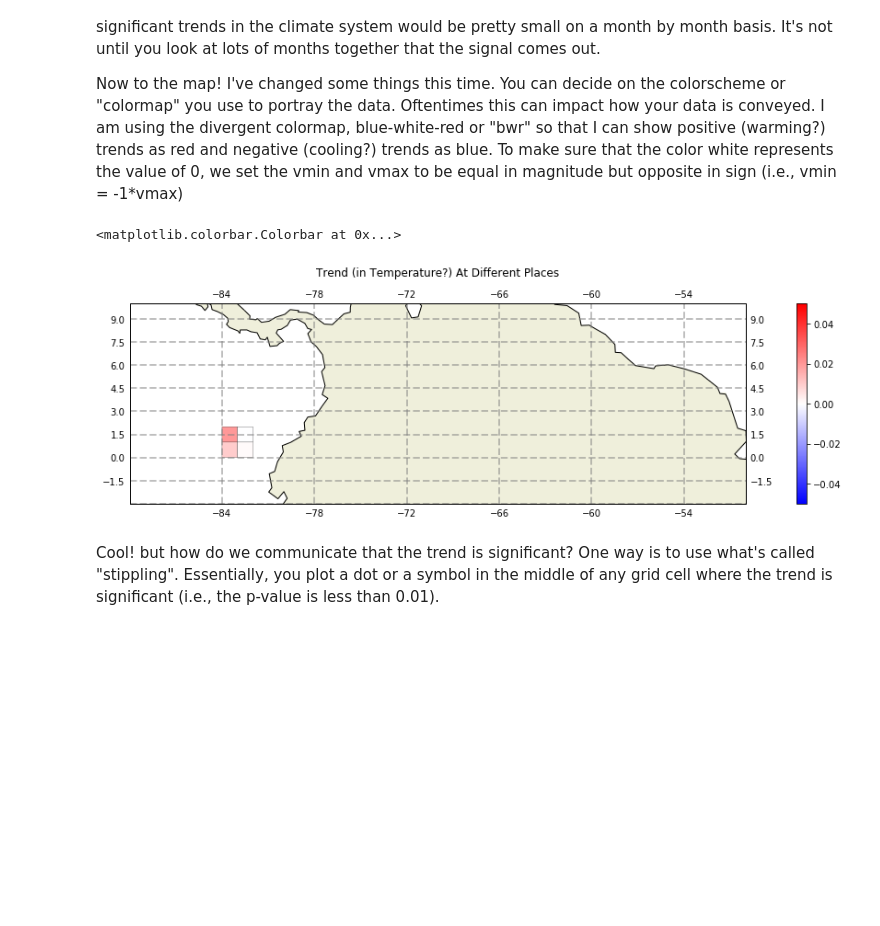
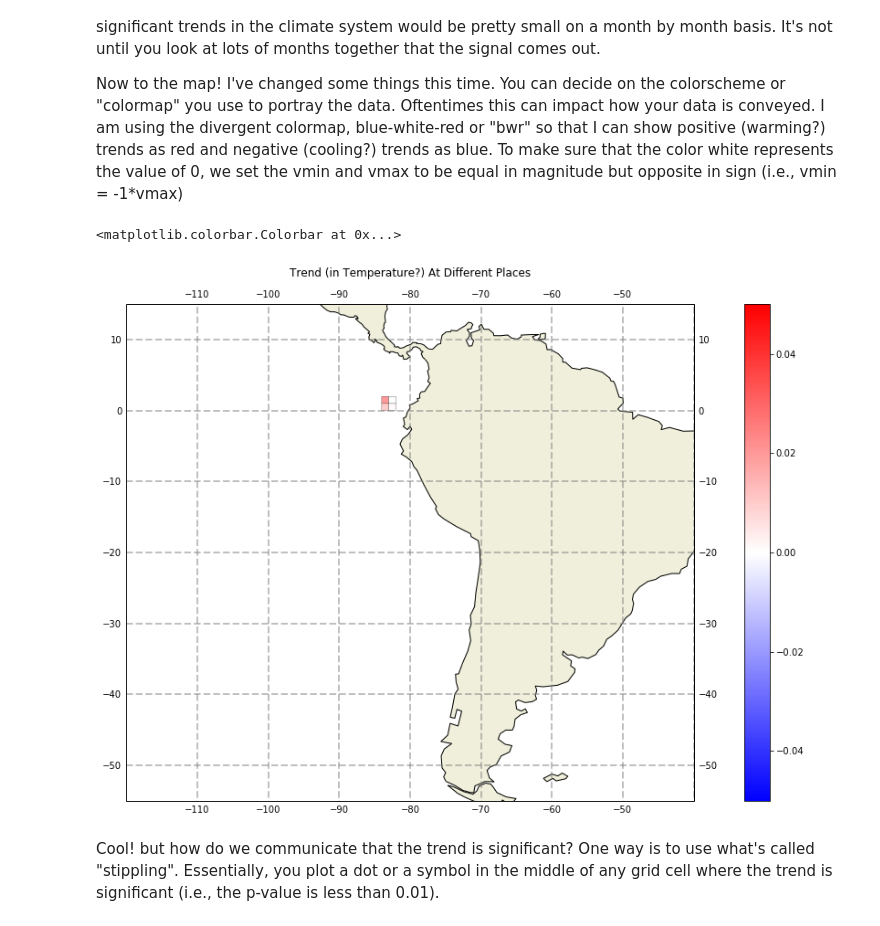
Before and after one commit to amoebaliz/CIMES2020_HABs, a Jupyter notebook: notebooks/timeseries_statistics.ipynb, the cells around one changed output. Cells and saved outputs as stored; diff of their text form; code cells hidden in the pictures; blank space fills up the shorter version.

```diff
--- a/notebooks/timeseries_statistics.ipynb
+++ b/notebooks/timeseries_statistics.ipynb
@@ -517,36 +517,36 @@ Interesting - so small trends but three of them are significant. Remember, that
 Now to the map! I've changed some things this time. You can decide on the colorscheme or "colormap" you use to portray the data. Oftentimes this can impact how your data is conveyed. I am using the divergent colormap, blue-white-red or "bwr" so that I can show positive (warming?) trends as red and negative (cooling?) trends as blue. To make sure that the color white represents the value of 0, we set the vmin and vmax to be equal in magnitude but opposite in sign (i.e., vmin = -1*vmax)
 # %%
 # 1)
-plt.figure(figsize=(20, 4))
+plt.figure(figsize=(20, 10))
 
 # 2)
 ax = plt.axes(projection=ccrs.PlateCarree())
 
 # 3)
 ax.add_feature(cfeature.COASTLINE)
 ax.add_feature(cfeature.LAND)
 # add some parallels/meridiens
 gl = ax.gridlines(crs=ccrs.PlateCarree(), draw_labels=True, linewidth=2, color='gray', alpha=0.5, linestyle='--')
 
 # 4)
 # plot the data: we save the pcolor object as a variable so that later, we can tell the "colorbar" function what plot it's supposed to represent.
 # this time, instead of plotting the corner points, I am defining the edgecolor within the pcolor plot function in order to outline our data
 P = ax.pcolor(lons_crn,lats_crn,slopes,cmap='bwr',vmin=-.05,vmax=0.05,edgecolor='k')
 
 # 5)
 # This (set_xlim and set_ylim) is how I control where I zoom in on the map
-ax.set_xlim(-90,-50)
-ax.set_ylim(-3,10)
+ax.set_xlim(-120,-40)
+ax.set_ylim(-55,15)
 
 # adding a title to the plot
 plt.title('Trend (in Temperature?) At Different Places',pad=30)
 
 # 6)
 # Add the colorbar
 plt.colorbar(P)
 # %% [output]
 <matplotlib.colorbar.Colorbar at 0x...>
-[figure, old version]
+[figure, new version]
 # %% [markdown]
 Cool! but how do we communicate that the trend is significant? One way is to use what's called "stippling". Essentially, you plot a dot or a symbol in the middle of any grid cell where the trend is significant (i.e., the p-value is less than 0.01).
 # %%
```
Also changed, not shown: parts of 7 cells of this notebook, 2 other files.
